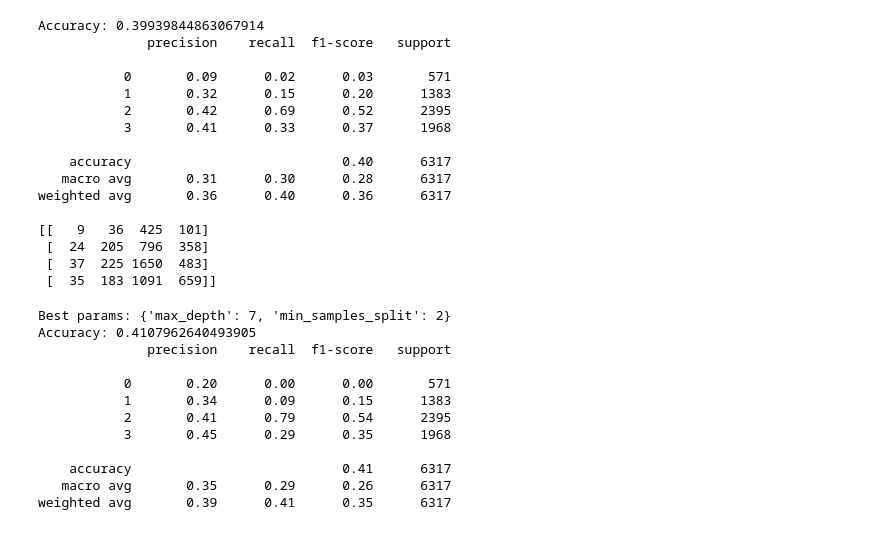
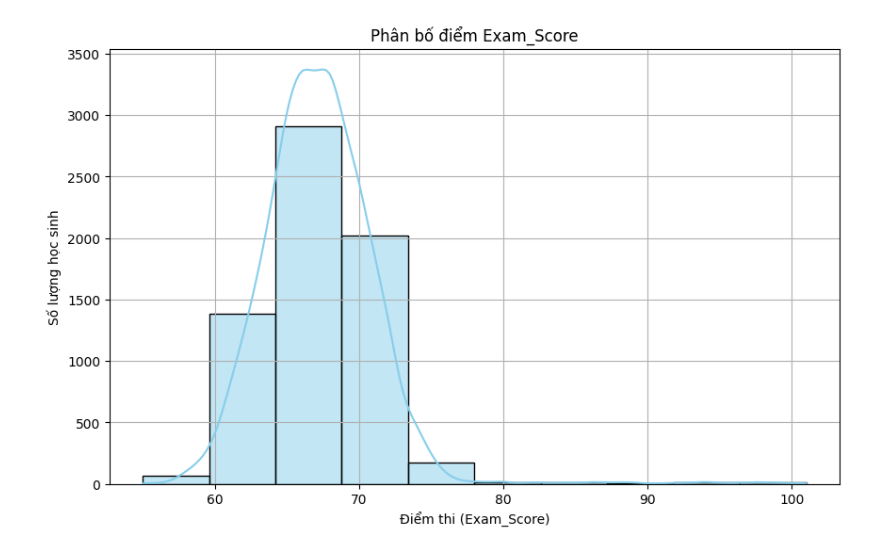
Before and after one commit to huyvanzzz/Predicting-Student-Academic-Performance-Using-Machine-Learning, a Jupyter notebook: Prediction.ipynb, the cells around one changed output. Cells and saved outputs as stored; diff of their text form; code cells hidden in the pictures.

```diff
--- a/Prediction.ipynb
+++ b/Prediction.ipynb
@@ -179,56 +1,18 @@ DecisionTreeClassifier()
-# %%
-# Dự đoán và đánh giá
-y_pred = model.predict(X_test)
-print("Accuracy:", accuracy_score(y_test, y_pred))
-print(classification_report(y_test, y_pred))
-cm = confusion_matrix(y_test,y_pred)
-print(cm)
-# %% [output]
-Accuracy: 0.39939844863067914
-              precision    recall  f1-score   support
-
-           0       0.09      0.02      0.03       571
-           1       0.32      0.15      0.20      1383
-           2       0.42      0.69      0.52      2395
-           3       0.41      0.33      0.37      1968
-
-    accuracy                           0.40      6317
-   macro avg       0.31      0.30      0.28      6317
-weighted avg       0.36      0.40      0.36      6317
-
-[[   9   36  425  101]
- [  24  205  796  358]
- [  37  225 1650  483]
- [  35  183 1091  659]]
-# %%
-from sklearn.model_selection import GridSearchCV
-from sklearn.metrics import classification_report, accuracy_score
-params = {
-    'max_depth': [7],
-    'min_samples_split': [2],
-}
-
-grid = GridSearchCV(DecisionTreeClassifier(), params, cv=5)
-grid.fit(X_train, y_train)
-
-print("Best params:", grid.best_params_)
-best_model = grid.best_estimator_
-
-
-y_pred = best_model.predict(X_test)
-
-print("Accuracy:", accuracy_score(y_test, y_pred))
-print(classification_report(y_test, y_pred))
-# %% [output]
-Best params: {'max_depth': 7, 'min_samples_split': 2}
-Accuracy: 0.4107962640493905
-              precision    recall  f1-score   support
-
-           0       0.20      0.00      0.00       571
-           1       0.34      0.09      0.15      1383
-           2       0.41      0.79      0.54      2395
-           3       0.45      0.29      0.35      1968
-
-    accuracy                           0.41      6317
-   macro avg       0.35      0.29      0.26      6317
-weighted avg       0.39      0.41      0.35      6317
+# %%
+import pandas as pd
+import matplotlib.pyplot as plt
+import seaborn as sns
+
+# Đọc file CSV (bạn cần thay đường dẫn đúng vào đây)
+df = pd.read_csv("StudentPerformanceFactors.csv")
+
+# Kiểm tra phân bố điểm
+plt.figure(figsize=(10, 6))
+sns.histplot(df['Exam_Score'], bins=10, kde=True, color='skyblue')
+plt.title('Phân bố điểm Exam_Score')
+plt.xlabel('Điểm thi (Exam_Score)')
+plt.ylabel('Số lượng học sinh')
+plt.grid(True)
+plt.show()
+# %% [output]
+[figure, added]
```
Also changed, not shown: parts of 12 cells of this notebook, 6 other files.
